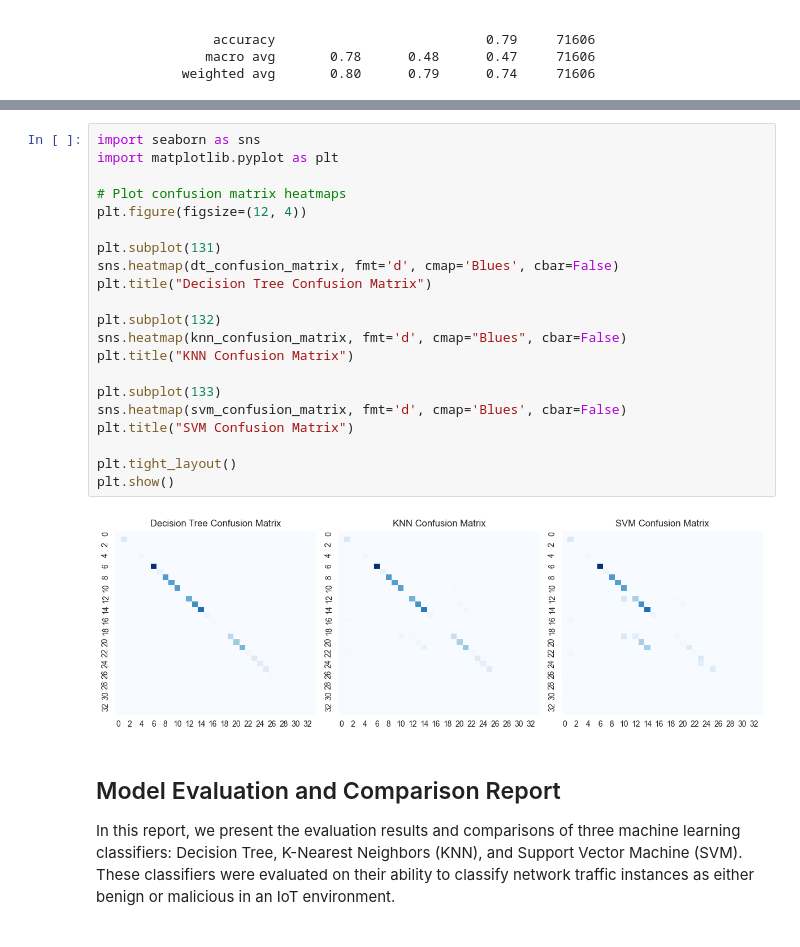
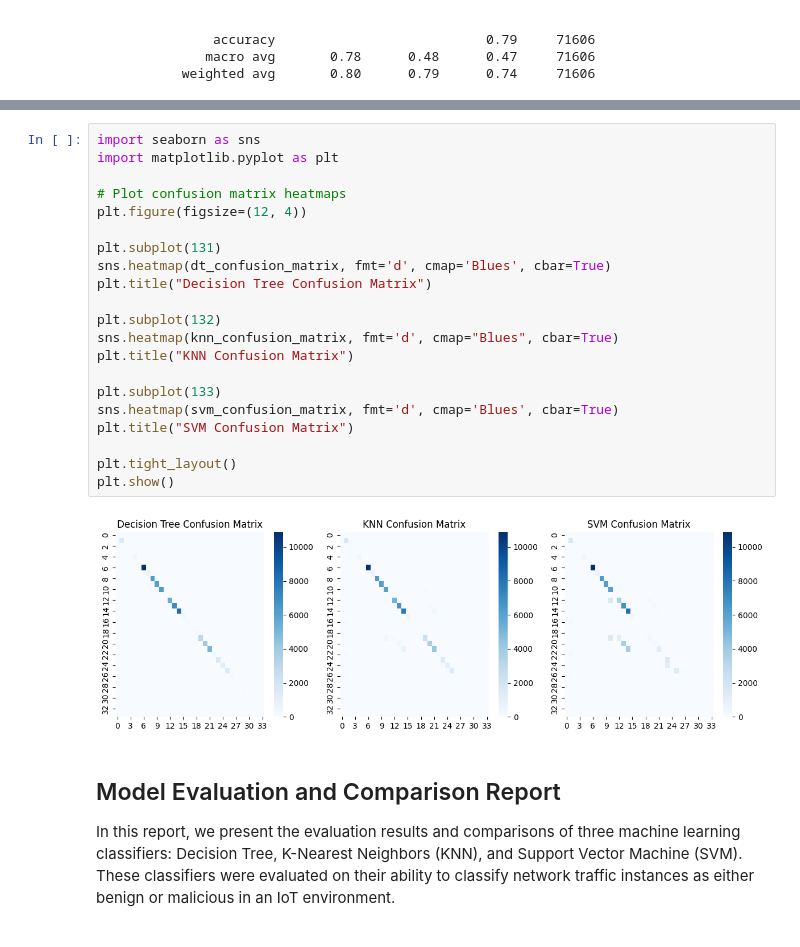
Before and after one commit to JosueMolinaMorales/CyberAI, a Jupyter notebook: Assignment2/Assignment2.ipynb, the cells around one changed output, grey strips where cells are left out. Cells and saved outputs as stored; diff of their text form.

```diff
--- a/Assignment2/Assignment2.ipynb
+++ b/Assignment2/Assignment2.ipynb
@@ -354,26 +397,26 @@ DDoS-ICMP_Fragmentation       1.00      0.97      0.99       723
 # %%
 import seaborn as sns
 import matplotlib.pyplot as plt
 
 # Plot confusion matrix heatmaps
 plt.figure(figsize=(12, 4))
 
 plt.subplot(131)
-sns.heatmap(dt_confusion_matrix, fmt='d', cmap='Blues', cbar=False)
+sns.heatmap(dt_confusion_matrix, fmt='d', cmap='Blues', cbar=True)
 plt.title("Decision Tree Confusion Matrix")
 
 plt.subplot(132)
-sns.heatmap(knn_confusion_matrix, fmt='d', cmap="Blues", cbar=False)
+sns.heatmap(knn_confusion_matrix, fmt='d', cmap="Blues", cbar=True)
 plt.title("KNN Confusion Matrix")
 
 plt.subplot(133)
-sns.heatmap(svm_confusion_matrix, fmt='d', cmap='Blues', cbar=False)
+sns.heatmap(svm_confusion_matrix, fmt='d', cmap='Blues', cbar=True)
 plt.title("SVM Confusion Matrix")
 
 plt.tight_layout()
 plt.show()
 # %% [output]
-[figure, old version]
+[figure, new version]
 # %% [markdown]
 ## Model Evaluation and Comparison Report
 
```
Also changed, not shown: parts of 5 cells of this notebook, 1 other file.
